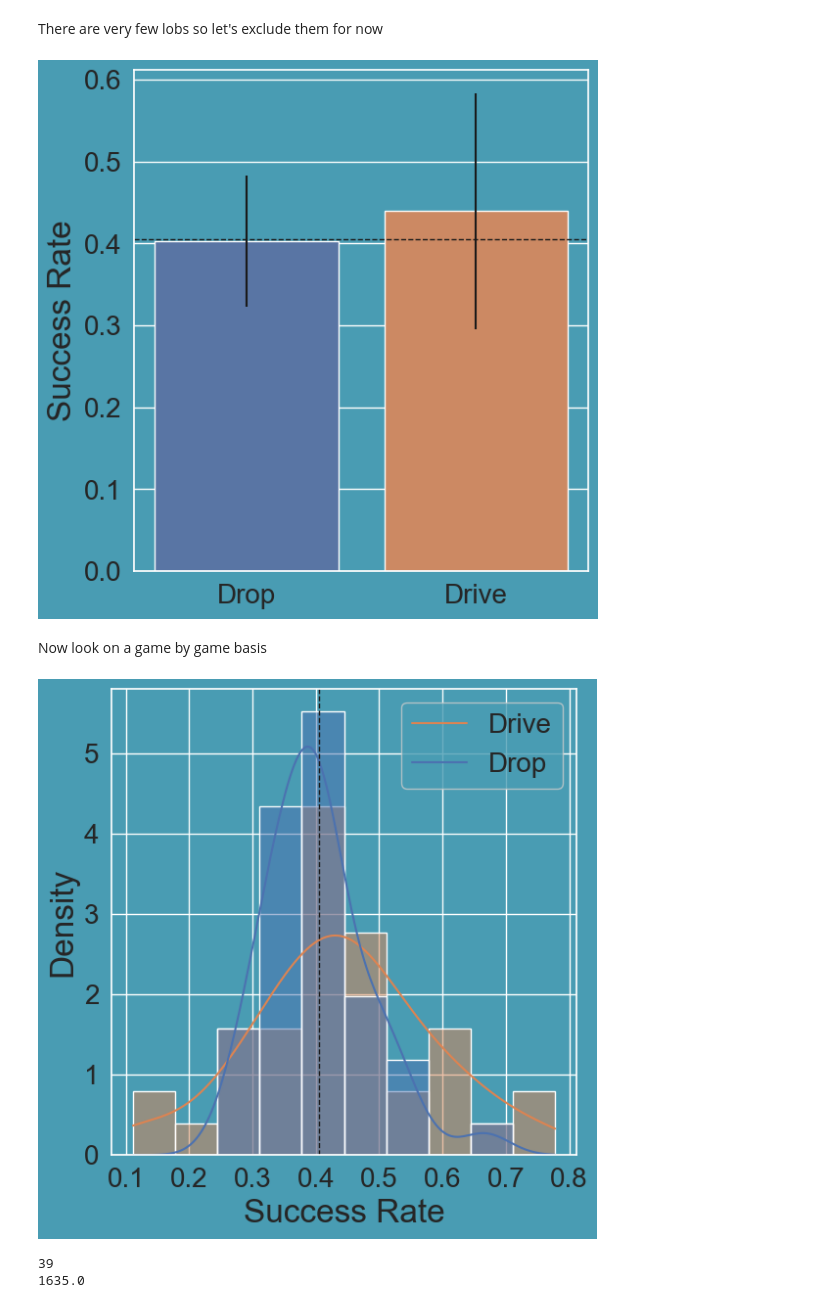
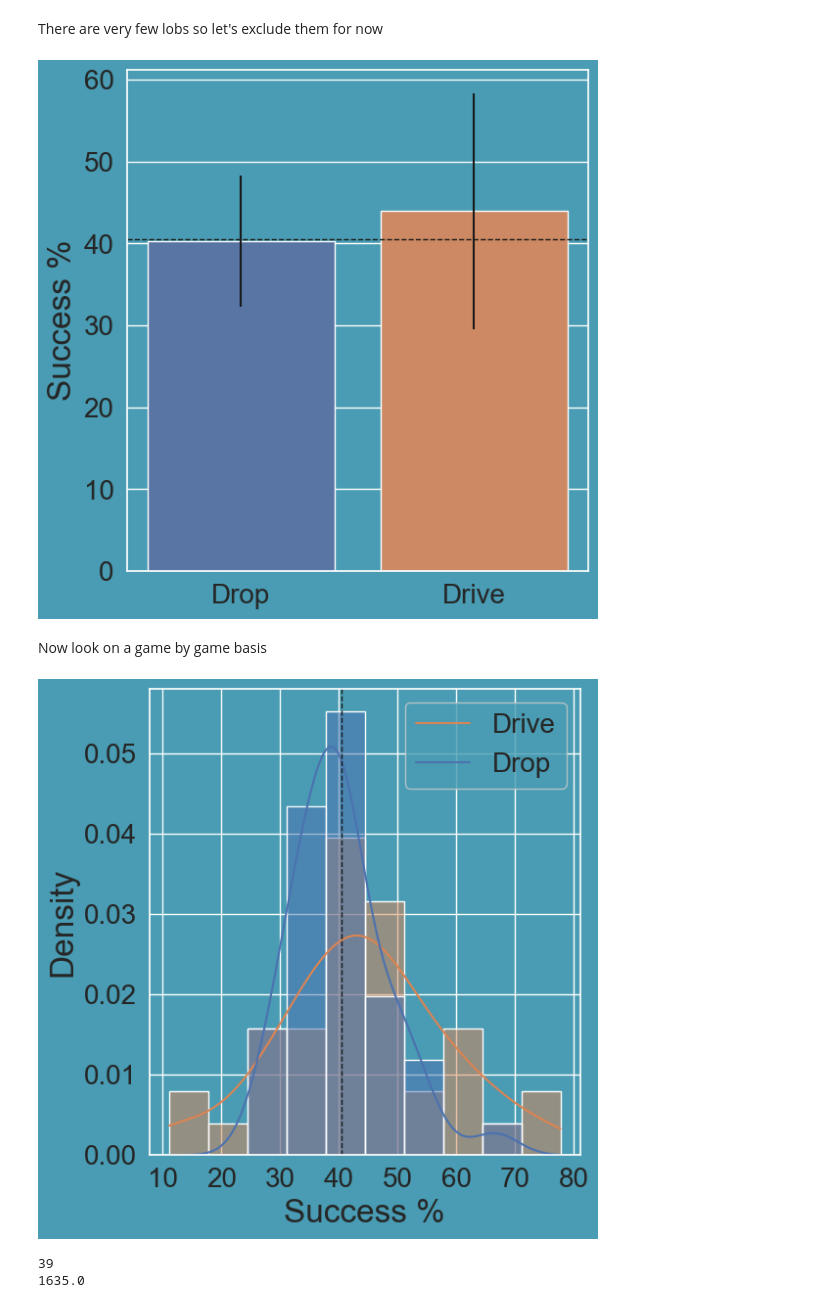
Before and after one commit to NolanSmyth/pklshop, a Jupyter notebook: examples/third_shot_analysis.ipynb, the cells around one changed output. Saved outputs shown, nothing was run; the diff lists cells and outputs as text; code cells hidden in the pictures.

Commit message:
Formatting plots

```diff
--- a/examples/third_shot_analysis.ipynb
+++ b/examples/third_shot_analysis.ipynb
@@ -64,39 +65,39 @@ There are very few lobs so let's exclude them for now
 total_success_rate_arr = sum(num_drops_won + num_drives_won)/sum(num_drops + num_drives)
 # %%
 fig, ax = plt.subplots(1, 1, figsize=(6, 6))
-sns.barplot(x=["Drop", "Drive"], y=[np.mean(drop_success_rate_arr), np.mean(drive_success_rate_arr)])
-plt.errorbar(x=[0, 1], y=[np.mean(drop_success_rate_arr), np.mean(drive_success_rate_arr)], yerr=[np.std(drop_success_rate_arr), np.std(drive_success_rate_arr)], fmt='none', ecolor='k')
-plt.axhline(y=overall_success_rate_tot, linewidth=1, color='k', ls = '--')
+sns.barplot(x=["Drop", "Drive"], y=[np.mean(drop_success_rate_arr*100), np.mean(drive_success_rate_arr*100)])
+plt.errorbar(x=[0, 1], y=[np.mean(drop_success_rate_arr*100), np.mean(drive_success_rate_arr*100)], yerr=[np.std(drop_success_rate_arr*100), np.std(drive_success_rate_arr*100)], fmt='none', ecolor='k')
+plt.axhline(y=overall_success_rate_tot*100, linewidth=1, color='k', ls = '--')
 
 plt.xticks(fontsize=20)
 plt.yticks(fontsize=20)
 # plt.xlabel("Shot Type")
-plt.ylabel("Success Rate")
+plt.ylabel("Success %")
 
 plt.tight_layout()
 plt.savefig("../figures/third_shot_overall.png")
 plt.show()
 # %% [output]
-[figure, old version]
+[figure, new version]
 # %% [markdown]
 Now look on a game by game basis
 # %%
 fig, ax = plt.subplots(1, 1, figsize=(6, 6))
 
-sns.histplot([drop_success_rate_arr, drive_success_rate_arr], bins=10, kde=True, stat='density', common_norm=False, legend=False)
-plt.axvline(x=overall_success_rate_tot, linewidth=1, color='k', ls = '--')
+sns.histplot([drop_success_rate_arr*100, drive_success_rate_arr*100], bins=10, kde=True, stat='density', common_norm=False, legend=False)
+plt.axvline(x=overall_success_rate_tot*100, linewidth=1, color='k', ls = '--')
 
 plt.xticks(fontsize=20)
 plt.yticks(fontsize=20)
 plt.legend(labels=['Drive', 'Drop'], fontsize=20)
-plt.xlabel("Success Rate")
+plt.xlabel("Success %")
 plt.ylabel("Density")
 
 plt.tight_layout()
 plt.savefig("../figures/third_shot_distribution.png")
 plt.show()
 # %% [output]
-[figure, old version]
+[figure, new version]
 # %%
 print(len(pro_games_df))
 print(sum(num_drops + num_drives))
```
Also changed, not shown: parts of 3 cells of this notebook, 4 other files.
